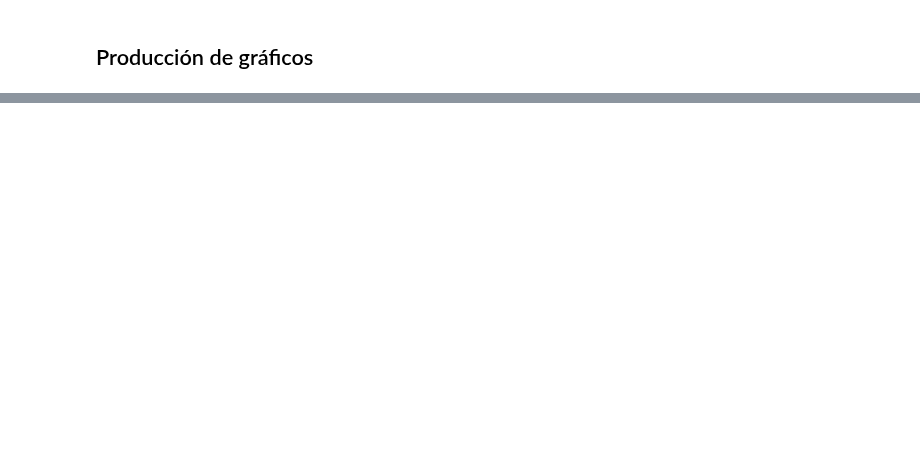
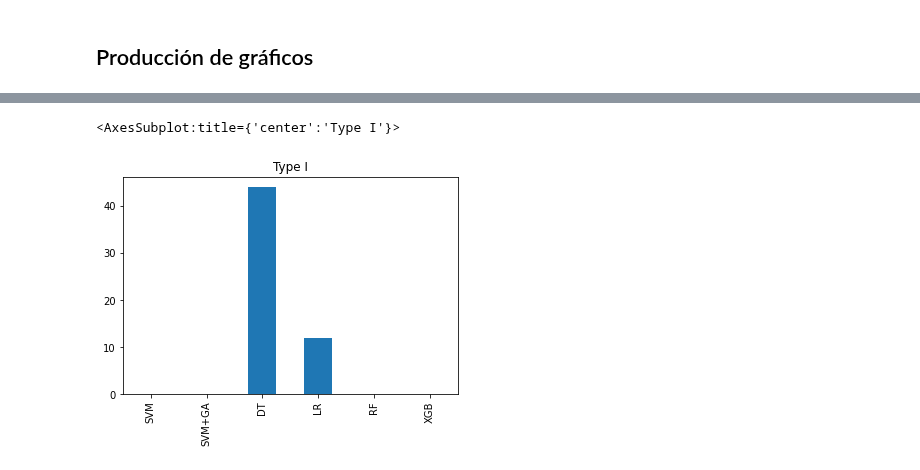
Before and after one commit to Project-ML-PUCP/BankruptcyTaiwan, a Jupyter notebook: 03. Codigo/04. Evaluation.ipynb, the cells around one changed output, grey strips where cells are left out. Saved outputs shown, nothing was run; the diff lists cells and outputs as text; code cells hidden in the pictures; blank space fills up the shorter version.

```diff
--- a/03. Codigo/04. Evaluation.ipynb
+++ b/03. Codigo/04. Evaluation.ipynb
@@ -299,0 +257,5 @@ Entrenamiento & \multicolumn{5}{l}{Pruebas} \\
+# %%
+metricas.unstack()['Pruebas']['TypeI'].plot(kind='bar',title='Type I')
+# %% [output]
+<AxesSubplot:title={'center':'Type I'}>
+[figure, added]
```
Also changed, not shown: parts of 13 cells of this notebook.
